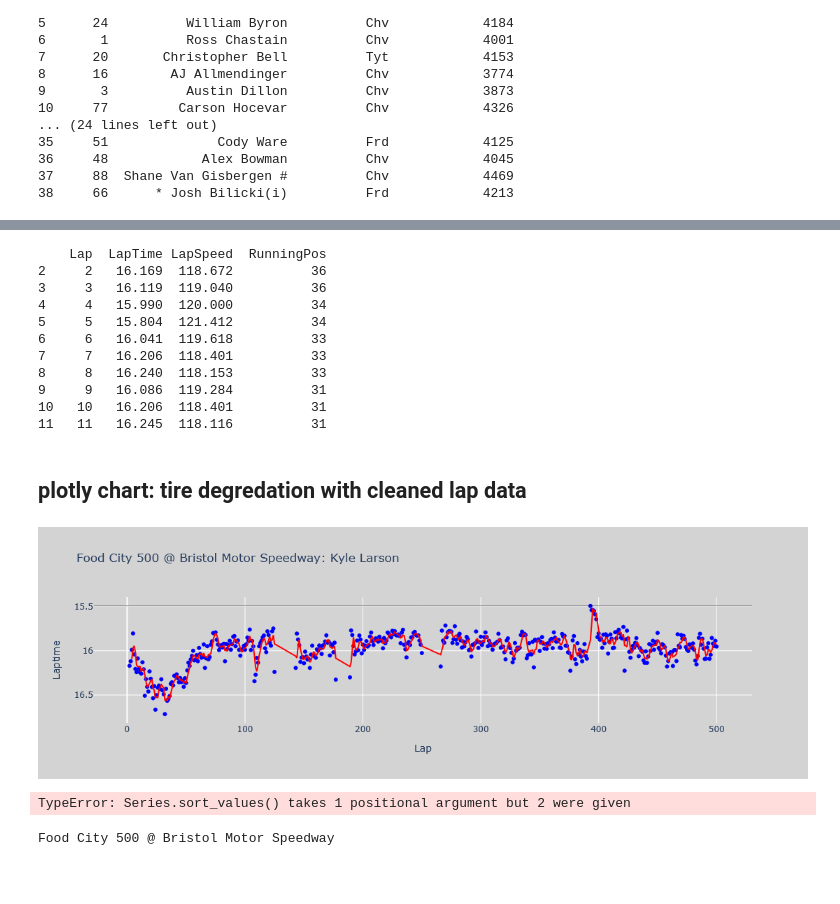
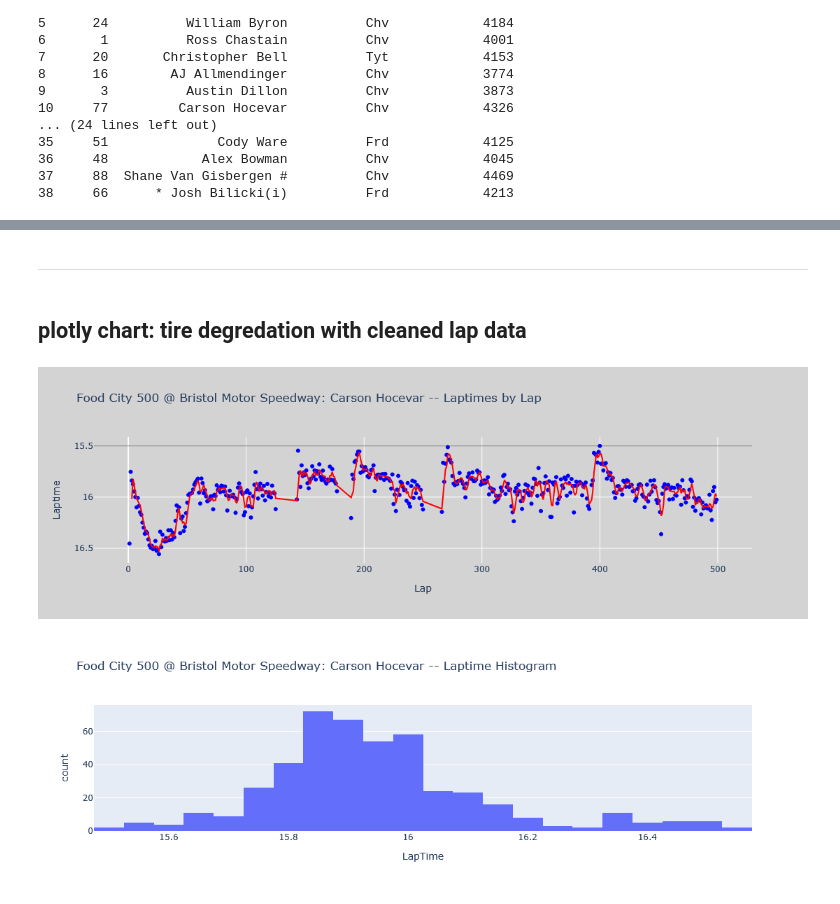
Before and after one commit to JarKanni/nascar_analysis, a Jupyter notebook: full_data_gathering.ipynb, the cells around one changed output, grey strips where cells are left out. Cells and saved outputs as stored; diff of their text form; code cells hidden in the pictures; blank space fills up the shorter version.

Commit message:
add laptimes histogram, simplify and restructure outputs

```diff
--- a/full_data_gathering.ipynb
+++ b/full_data_gathering.ipynb
@@ -53,16 +33,33 @@ print(driver[['Number','FullName','Manufacturer','NASCARDriverID']])
 36     48            Alex Bowman          Chv            4045
 37     88  Shane Van Gisbergen #          Chv            4469
 38     66      * Josh Bilicki(i)          Frd            4213
+# %%
+# variables to find race and driver, also cut off time to take out yellow flags and pit stop laps
+race_id = 5550
+driver_id = 10
+lap_time_cutoff = 17
 # %%
-# Find driver name by index
-# race is Bristol Food City 500
-
-
+# pull lap times from api
 url = f'https://cf.nascar.com/cacher/2025/1/{race_id}/lap-times.json'
 json = requests.get(url).json()
-driver = pd.json_normalize(json['laps'][driver_index])
+
+# collect lap times and filter for yellows and pit stops
+race_laps = pd.json_normalize(json['laps'][driver_id]['Laps'])
+race_laps_filtered = race_laps[race_laps['LapTime'] < lap_time_cutoff]
+
+# find driver name
+driver = pd.json_normalize(json['laps'][driver_id])
 driver = driver['FullName'].iloc[0]
 
+# find race name and location
+url = 'https://cf.nascar.com/cacher/2025/race_list_basic.json'
+json = requests.get(url).json()
+race = pd.json_normalize(json['series_1'])
+race = race[['race_id', 'track_name', 'race_name']].set_index('race_id')
+race = race.loc[race_id]
+location = race.values[0]
+name = race.values[1]
+race = name + ' @ ' + location
 
 print(driver)
 print(race)
@@ -96,49 +114,24 @@ dtype: float64
-# %%
-# present cleaned data
-
-print(race_laps.head(10))
-# %% [output]
-    Lap  LapTime LapSpeed  RunningPos
-2     2   16.169  118.672          36
-3     3   16.119  119.040          36
-4     4   15.990  120.000          34
-5     5   15.804  121.412          34
-6     6   16.041  119.618          33
-7     7   16.206  118.401          33
-8     8   16.240  118.153          33
-9     9   16.086  119.284          31
-10   10   16.206  118.401          31
-11   11   16.245  118.116          31
+# %% [markdown]
+---
 # %% [markdown]
 ## plotly chart: tire degredation with cleaned lap data
 # %%
-laptime = race_laps['LapTime']
-lap = race_laps['Lap']
+laptime = race_laps_filtered['LapTime']
+lap = race_laps_filtered['Lap']
 title = race + ': ' + driver
 
 
 
-fig = px.scatter(x=lap, y=laptime, title=title, labels={'x':'Lap','y':'Laptime'}, trendline='rolling', trendline_options=dict(window=3), trendline_color_override='red')
+fig = px.scatter(x=lap, y=laptime, title=title + ' -- Laptimes by Lap', labels={'x':'Lap','y':'Laptime'}, trendline='rolling', trendline_options=dict(window=3), trendline_color_override='red')
 fig.update_layout(paper_bgcolor='lightgray', plot_bgcolor='lightgray', yaxis=dict(autorange='reversed'))
 fig.update_traces(marker=dict(color='blue'))
 fig.add_hline(y=laptime.min(), line_width=0.5, line_color="black")
 #print(fig)
 fig.show()
 # %% [output]
-[figure, old version]
+[figure, new version]
-# %%
-start_pos = df['RunningPos'].sort_values().head(1).to_numpy()
-start_pos = start_pos[0]
-end_pos = df['RunningPos'].sort_values().tail(1).to_numpy()
-end_pos = end_pos[0]
-
-print(driver + ', ' + race)
-print('Min Lap: ', race_laps['LapTime'].min())
-print('Max Lap: ', race_laps['LapTime'].max(), '\n')
-print(f'Started: P-{start_pos} \nEnded: P-{end_pos}')
-# %% [output]
-TypeError: Series.sort_values() takes 1 positional argument but 2 were given
-# %%
-print(race)
-# %% [output]
-Food City 500 @ Bristol Motor Speedway
+# %%
+fig = px.histogram(race_laps_filtered, x=laptime, title=title + ' -- Laptime Histogram', labels={'x':'Lap','y':'Laptime'})
+fig.show()
+# %% [output]
+[figure, added]
```
Also changed, not shown: parts of 5 cells of this notebook, 1 other file.
